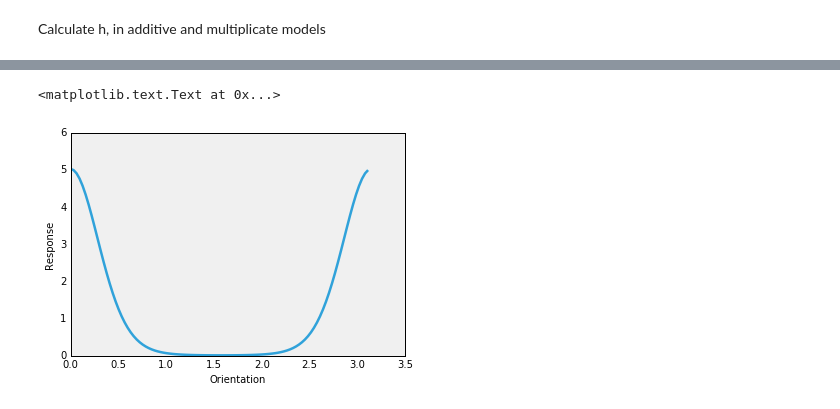
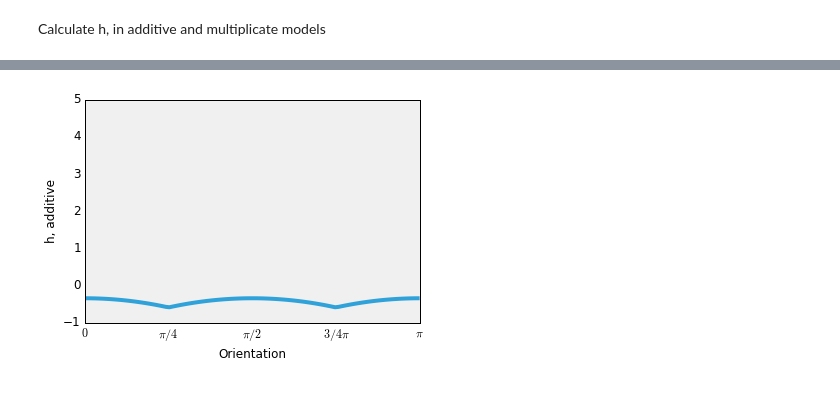
Before and after one commit to masenov/HonoursProject, a Jupyter notebook: Python/Experiments1_fig.2.ipynb, the cells around one changed output, grey strips where cells are left out. Drawn from its saved outputs; the diff is of its cells as text; code cells hidden in the pictures.

```diff
--- a/Python/Experiments1_fig.2.ipynb
+++ b/Python/Experiments1_fig.2.ipynb
@@ -85,9 +71,11 @@ plt.ylabel('h, multplicate')
-# %%
-# Central drive
-curve,x,y = mises_curve(A,k,center,neuron=nn)
-plt.plot(x,y)
-plt.xlabel('Orientation')
-plt.ylabel('Response')
-# %% [output]
-<matplotlib.text.Text at 0x...>
-[figure, removed]
+# %%
+# Additive
+plt.plot(theta,modulation_ad,linewidth=4)
+plt.ylim([-1,5])
+plt.xlabel('Orientation')
+plt.ylabel('h, additive')
+plt.xlim(0,np.pi)
+plt.xticks([0, np.pi/4, np.pi/2, 3*np.pi/4,np.pi], [r'$0$', r'$\pi/4$', r'$\pi/2$', r'$3/4\pi$', r'$\pi$'])
+plt.savefig('../Report/Pictures/experiments/exp1_fig2/h_add'+str(round(center,1))+'_'+str(round(flanker,1))+'.png', dpi=200,bbox_inches='tight')
+# %% [output]
+[figure, added]
```
Also changed, not shown: parts of 9 cells of this notebook, 31 other files.
